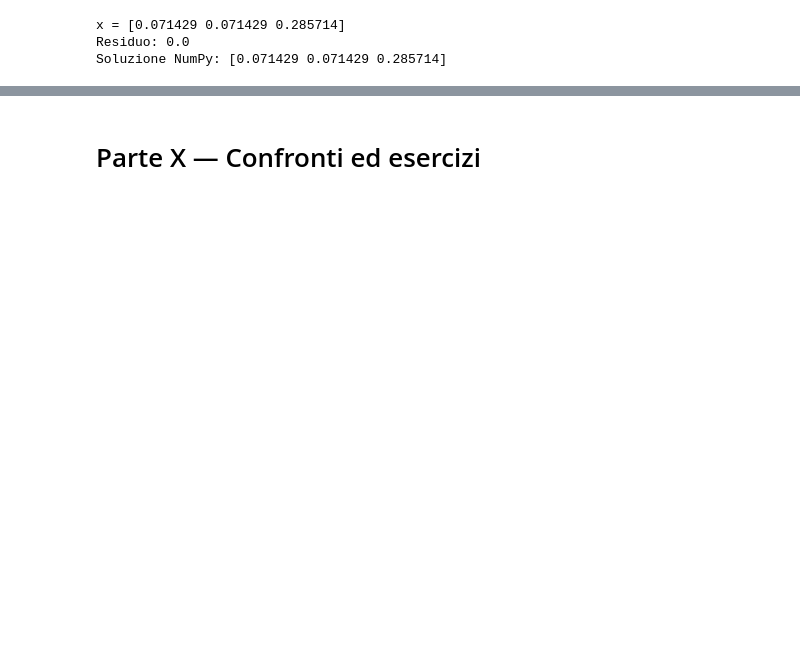
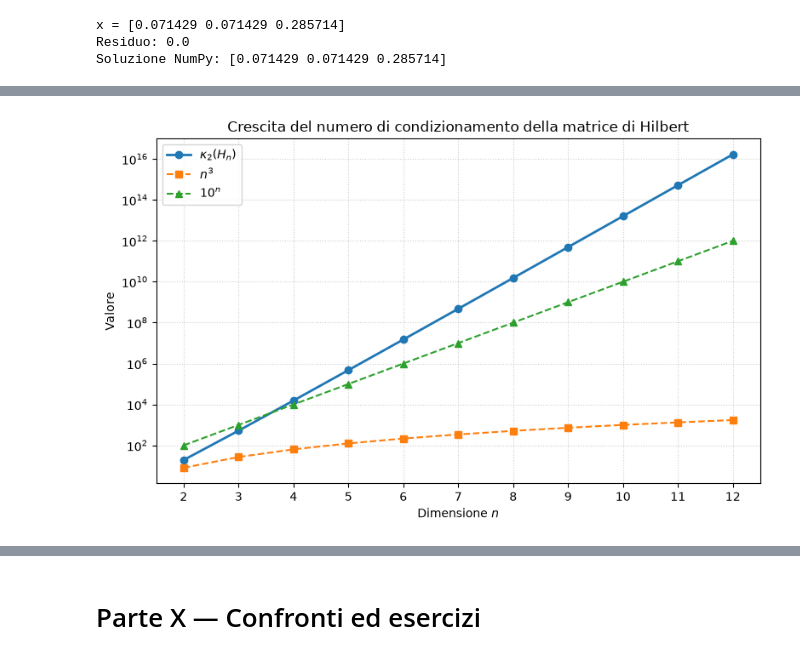
Before and after one commit to carolinavitt/MNC2026-27-new, a Jupyter notebook: _sources/miei_files/3_sistemi_lineari_condizionamento.ipynb, the cells around one changed output, grey strips where cells are left out. Saved outputs shown, nothing was run; the diff lists cells and outputs as text; code cells hidden in the pictures; blank space fills up the shorter version.

```diff
--- a/_sources/miei_files/3_sistemi_lineari_condizionamento.ipynb
+++ b/_sources/miei_files/3_sistemi_lineari_condizionamento.ipynb
@@ -486,8 +519,8 @@ L'errore relativo è spesso più informativo perché tiene conto della scala del
 def relative_error(x_tilde, x):
     return np.linalg.norm(x_tilde - x) / np.linalg.norm(x)
 
-x1 = np.array([1_000_000.0])
-x1_tilde = np.array([1_000_000.001])
+x1 = np.array([1e+06])
+x1_tilde = np.array([1e-3 + 1e+06])
 
 x2 = np.array([1e-6])
 x2_tilde = np.array([1e-3 + 1e-6])
@@ -2844,12 +4190,0 @@ Questo permette di evitare sia la memorizzazione della matrice piena sia il cost
-# %%
-for n in [100, 500, 1000]:
-    d = -np.ones(n-1)
-    c =  2*np.ones(n)
-    e = -np.ones(n-1)
-    b = np.ones(n)
-
-    t0 = time.perf_counter()
-    x, *_ = thomas_algorithm(d, c, e, b)
-    t1 = time.perf_counter()
-
-    print(f"n={n:4d}: tempo Thomas = {t1-t0:.6f} secondi")
@@ -3330,0 +4847,75 @@ Tuttavia la QR è molto stabile perché usa trasformazioni ortogonali, che prese
+# %%
+# Dimensioni considerate
+ns = np.arange(2, 13)
+
+# Numeri di condizionamento delle matrici di Hilbert
+condition_numbers = np.array([
+    np.linalg.cond(hilbert(n), 2)
+    for n in ns
+])
+
+# Andamenti di riferimento
+p = 3
+polynomial_growth = ns.astype(float)**p
+exponential_growth = 10.0**ns
+
+
+plt.figure(figsize=(8, 5))
+
+plt.semilogy(
+    ns,
+    condition_numbers,
+    "o-",
+    linewidth=2,
+    label=r"$\kappa_2(H_n)$"
+)
+
+plt.semilogy(
+    ns,
+    polynomial_growth,
+    "s--",
+    linewidth=1.5,
+    label=rf"$n^{p}$"
+)
+
+plt.semilogy(
+    ns,
+    exponential_growth,
+    "^--",
+    linewidth=1.5,
+    label=r"$10^n$"
+)
+
+plt.xlabel(r"Dimensione $n$")
+plt.ylabel("Valore")
+plt.title("Crescita del numero di condizionamento della matrice di Hilbert")
+plt.xticks(ns)
+plt.grid(True, which="both", linestyle=":", alpha=0.6)
+plt.legend()
+plt.tight_layout()
+plt.show()
+
+
+print(
+    f"{'n':>3}"
+    f"{'cond_2(H_n)':>18}"
+    f"{f'n^{p}':>14}"
+    f"{'10^n':>14}"
+)
+
+print("-" * 49)
+
+for n, condition, polynomial, exponential in zip(
+    ns,
+    condition_numbers,
+    polynomial_growth,
+    exponential_growth
+):
+    print(
+        f"{n:3d}"
+        f"{condition:18.3e}"
+        f"{polynomial:14.3e}"
+        f"{exponential:14.3e}"
+    )
+# %% [output]
+[figure, added]
```
Also changed, not shown: parts of 99 cells of this notebook, 40 other files.
